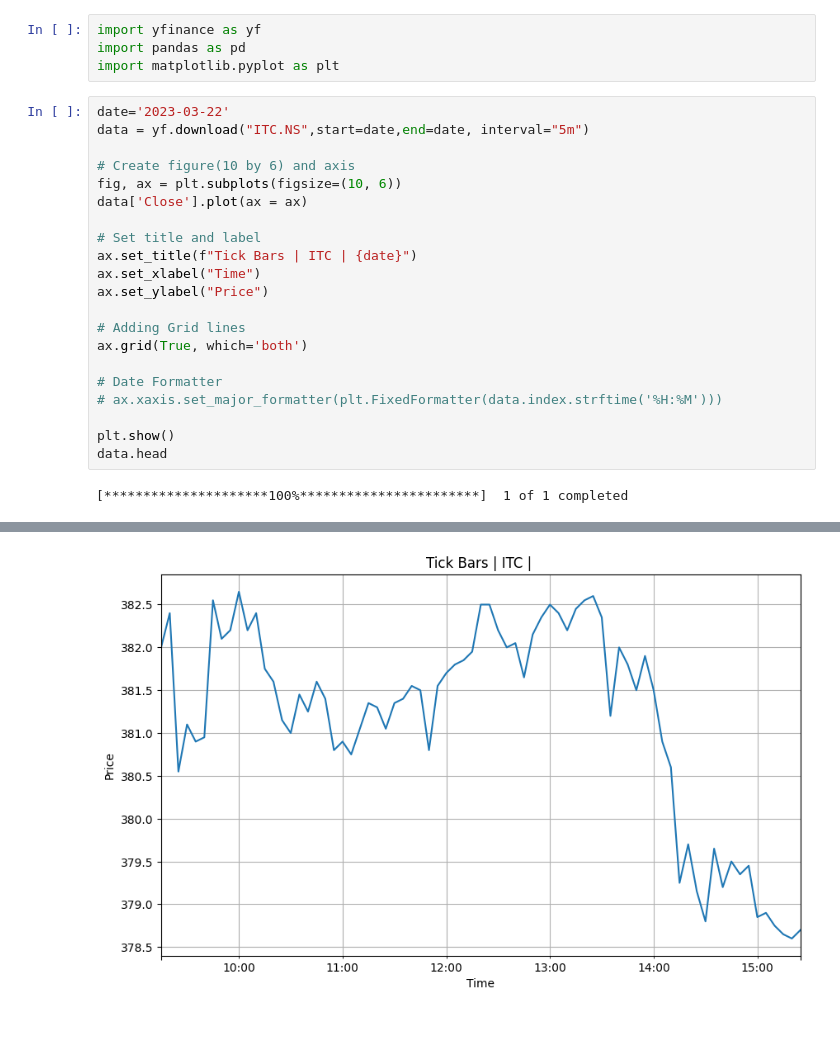
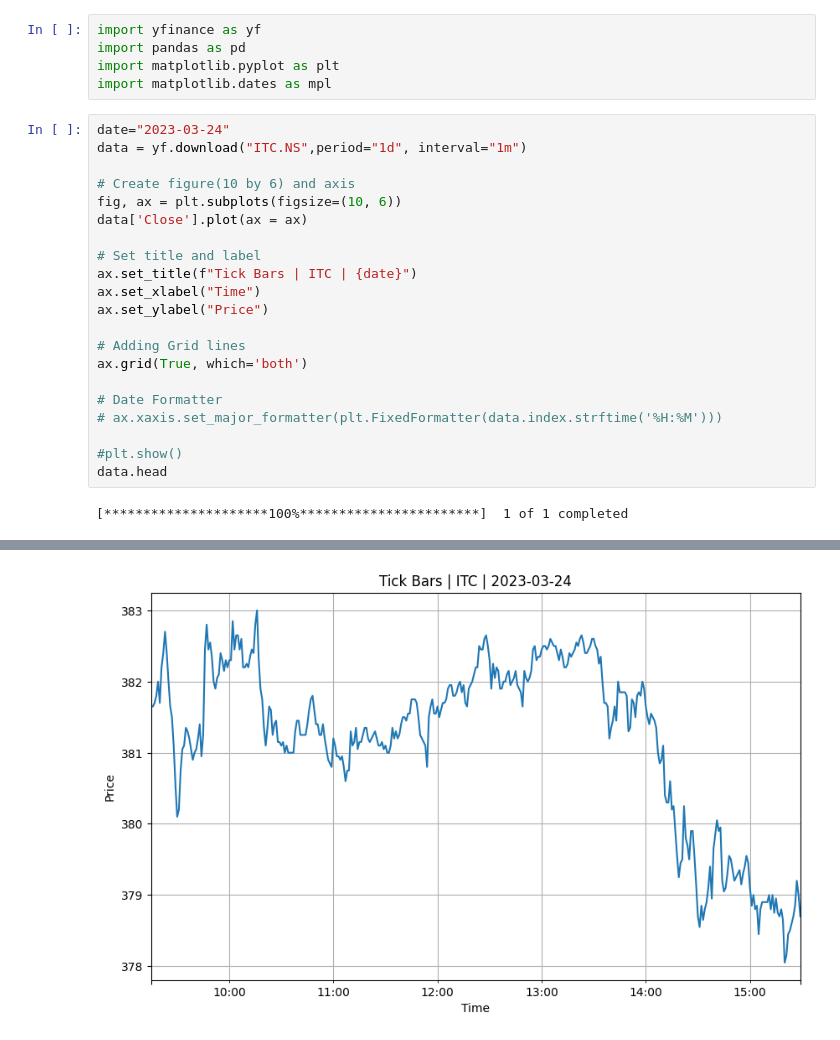
Before and after one commit to swapnilwalke/alg_trading, a Jupyter notebook: data_processing/stock_data.ipynb, the cells around one changed output, grey strips where cells are left out. Cells and saved outputs as stored; diff of their text form.

```diff
--- a/data_processing/stock_data.ipynb
+++ b/data_processing/stock_data.ipynb
@@ -2,9 +2,10 @@
 import yfinance as yf
 import pandas as pd
 import matplotlib.pyplot as plt
+import matplotlib.dates as mpl
 # %%
-date='2023-03-22'
-data = yf.download("ITC.NS",start=date,end=date, interval="5m")
+date="2023-03-24"
+data = yf.download("ITC.NS",period="1d", interval="1m")
 
 # Create figure(10 by 6) and axis
 fig, ax = plt.subplots(figsize=(10, 6))
@@ -21,7 +22,7 @@ ax.grid(True, which='both')
 # Date Formatter
 # ax.xaxis.set_major_formatter(plt.FixedFormatter(data.index.strftime('%H:%M')))
 
-plt.show()
+#plt.show()
 data.head
 # %% [output]
 [*********************100%***********************]  1 of 1 completed
@@ -28 +46 @@ data.head
-[figure, old version]
+[figure, new version]
```
Also changed, not shown: parts of 2 cells of this notebook.
